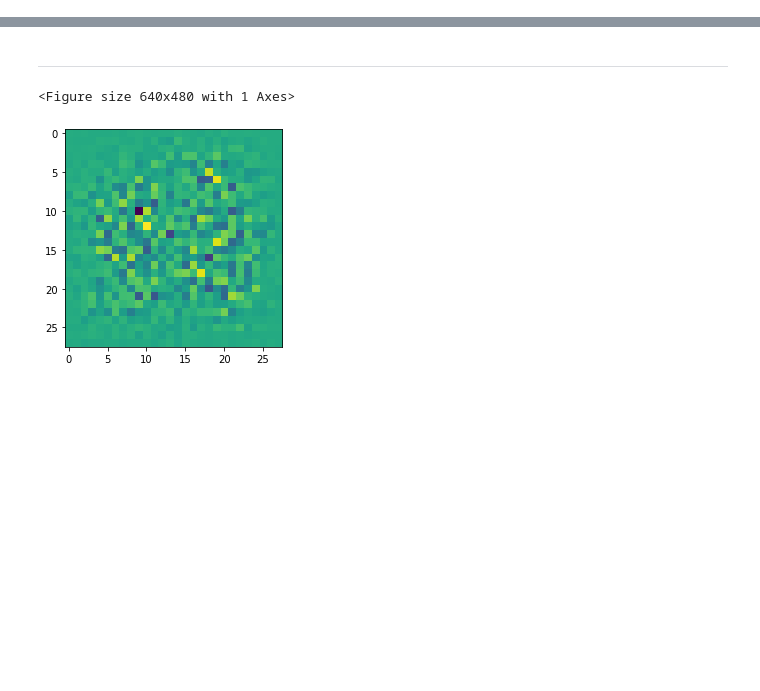
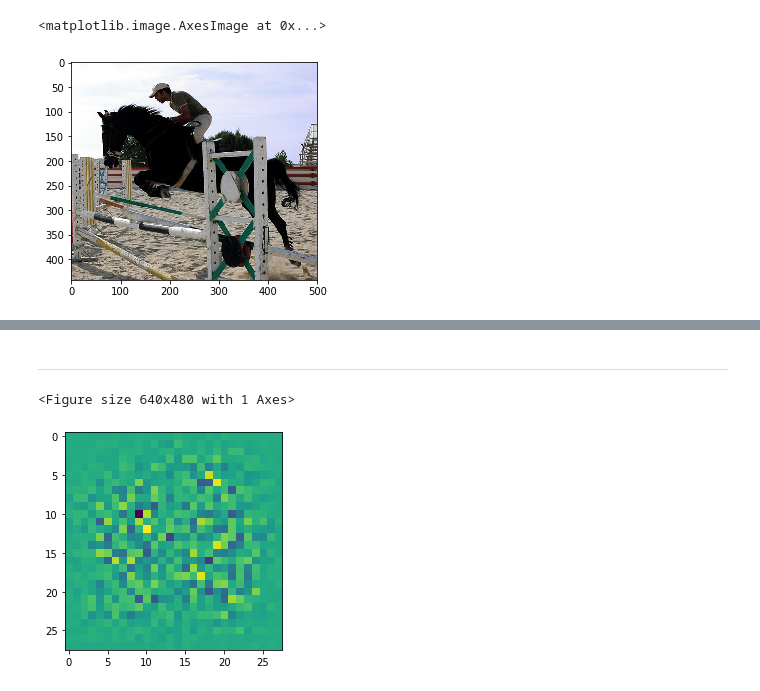
Before and after one commit to simonjisu/XAI, a Jupyter notebook: refactoring.ipynb, the cells around one changed output, grey strips where cells are left out. Cells and saved outputs as stored; diff of their text form; code cells hidden in the pictures; blank space fills up the shorter version.

```diff
--- a/refactoring.ipynb
+++ b/refactoring.ipynb
@@ -167,0 +23,2 @@ tensor([[False, False, False, False,  True,  True,  True],
+# %%
+train_dataset = datasets.VOCDetection("../data", image_set="train", transform=transforms.ToTensor(), download=True)
@@ -167,0 +32,7 @@ tensor([[False, False, False, False,  True,  True,  True],
+# %%
+a, b = train_dataset.__getitem__(0)
+# %%
+plt.imshow(a.permute(1, 2, 0))
+# %% [output]
+<matplotlib.image.AxesImage at 0x...>
+[figure, added]
```
Also changed, not shown: parts of 20 cells of this notebook, 27 other files.
